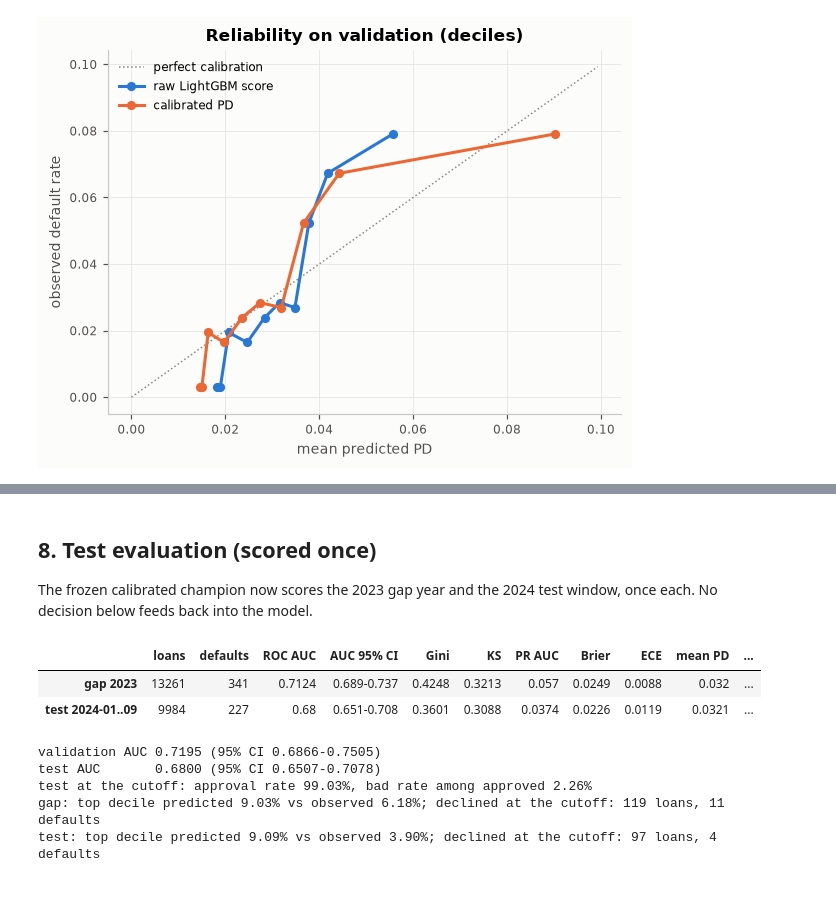
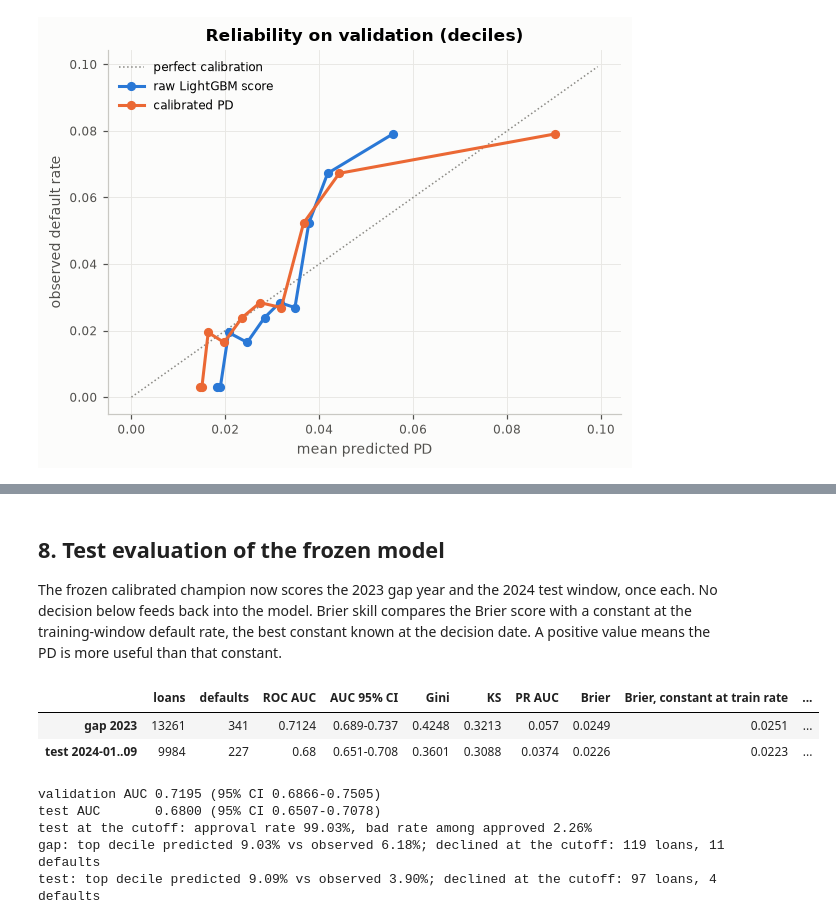
Before and after one commit to alessiot/credit-risk-modeling, a Jupyter notebook: notebooks/modeling.ipynb, the cells around one changed output, grey strips where cells are left out. Cells and saved outputs as stored; diff of their text form; code cells hidden in the pictures; blank space fills up the shorter version.

Commit message:
fix: report Brier skill, publish post-hoc v1.1 recalibration (R10) and reference runs (R11, R12), correct calibration claims

```diff
--- a/notebooks/modeling.ipynb
+++ b/notebooks/modeling.ipynb
@@ -1075,34 +1074,55 @@ plt.show()
 # %% [markdown]
-## 8. Test evaluation (scored once)
+## 8. Test evaluation of the frozen model
 
 The frozen calibrated champion now scores the 2023 gap year and the 2024 test window, once
-each. No decision below feeds back into the model.
+each. No decision below feeds back into the model. Brier skill compares the Brier score with a
+constant at the training-window default rate, the best constant known at the decision date.
+A positive value means the PD is more useful than that constant.
 # %%
 model = cal["calibrated_model"]
-gap_eval = pipeline.evaluate_holdout(model, frames["gap"], "gap", threshold=threshold, seed=SEED)
-test_eval = pipeline.evaluate_holdout(model, frames["test"], "test", threshold=threshold, seed=SEED)
+train_rate = float(frames["train"][TARGET].mean())
+gap_eval = pipeline.evaluate_holdout(
+    model,
+    frames["gap"],
+    "gap",
+    threshold=threshold,
+    seed=SEED,
+    reference_rate=train_rate,
+)
+test_eval = pipeline.evaluate_holdout(
+    model,
+    frames["test"],
+    "test",
+    threshold=threshold,
+    seed=SEED,
+    reference_rate=train_rate,
+)
 
 summary_rows = {}
 for name, ev in [("gap 2023", gap_eval), ("test 2024-01..09", test_eval)]:
     m = ev["metrics"]
     summary_rows[name] = {
         "loans": int(m["n"]),
         "defaults": int(m["n_pos"]),
         "ROC AUC": m["roc_auc"],
         "AUC 95% CI": f"{ev['auc_ci'][0]:.3f}-{ev['auc_ci'][1]:.3f}",
         "Gini": m["gini"],
         "KS": m["ks"],
         "PR AUC": m["pr_auc"],
         "Brier": m["brier"],
+        # Brier of a constant c on a window with default rate p: p(1 - p) + (c - p)^2
+        "Brier, constant at train rate": m["base_rate"] * (1 - m["base_rate"])
+        + (train_rate - m["base_rate"]) ** 2,
+        "Brier skill": ev["brier_skill"],
         "ECE": ev["ece"],
         "mean PD": m["mean_score"],
         "observed rate": m["base_rate"],
     }
 summary_table = pd.DataFrame(summary_rows).T
 summary_table
 # %% [output]
-|  | loans | defaults | ROC AUC | AUC 95% CI | Gini | KS | PR AUC | Brier | ECE | mean PD | ... |
-| gap 2023 | 13261 | 341 | 0.7124 | 0.689-0.737 | 0.4248 | 0.3213 | 0.057 | 0.0249 | 0.0088 | 0.032 | ... |
-| test 2024-01..09 | 9984 | 227 | 0.68 | 0.651-0.708 | 0.3601 | 0.3088 | 0.0374 | 0.0226 | 0.0119 | 0.0321 | ... |
+|  | loans | defaults | ROC AUC | AUC 95% CI | Gini | KS | PR AUC | Brier | Brier, constant at train rate | ... |
+| gap 2023 | 13261 | 341 | 0.7124 | 0.689-0.737 | 0.4248 | 0.3213 | 0.057 | 0.0249 | 0.0251 | ... |
+| test 2024-01..09 | 9984 | 227 | 0.68 | 0.651-0.708 | 0.3601 | 0.3088 | 0.0374 | 0.0226 | 0.0223 | ... |
 # %%
 val_auc_ci = bootstrap_ci(
```
Also changed, not shown: parts of 37 cells of this notebook, 16 other files.
